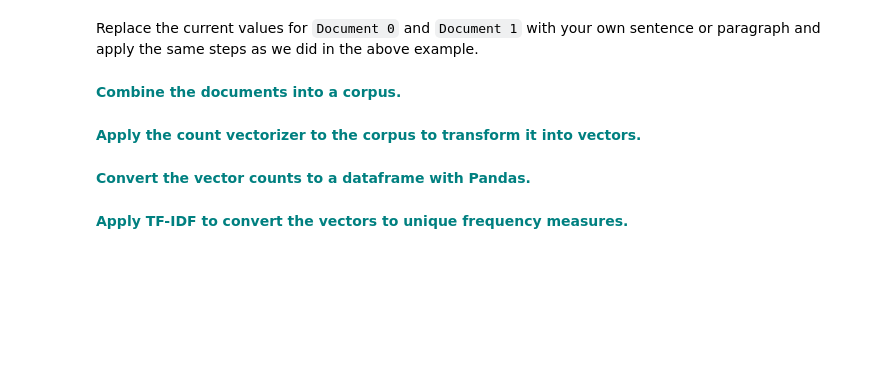
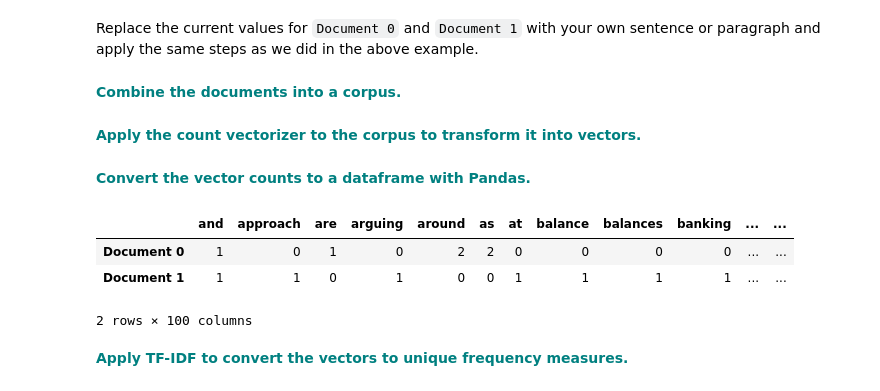
Before and after one commit to dqminhv/1585686145_CosineSimilarityCaseStudy, a Jupyter notebook: 1585686145_CosineSimilarityCaseStudy/CosineSimilarityCaseStudy/Cosine_Similarity_Case_Study.ipynb, the cells around one changed output. Saved outputs shown, nothing was run; the diff lists cells and outputs as text; code cells hidden in the pictures; blank space fills up the shorter version.

```diff
--- a/1585686145_CosineSimilarityCaseStudy/CosineSimilarityCaseStudy/Cosine_Similarity_Case_Study.ipynb
+++ b/1585686145_CosineSimilarityCaseStudy/CosineSimilarityCaseStudy/Cosine_Similarity_Case_Study.ipynb
@@ -126,9 +126,30 @@ array([[1.        , 0.26055567]])
 Replace the current values for `Document 0` and `Document 1` with your own sentence or paragraph and apply the same steps as we did in the above example.
 # %% [markdown]
  **<font color='teal'> Combine the documents into a corpus.</font>**
+# %%
+Document1 = "Python supports procedure-oriented programming as well as object-oriented programming. In procedure-oriented languages, the\
+program is built around procedures or functions which are nothing but reusable pieces of programs. In object-oriented languages,\
+the program is built around objects which combine data and functionality. Python has a very powerful but simplistic way of doing\
+OOP, especially when compared to big languages like C++ or Java."
+
+Document2 = "The business cycle started with inflation, which Mises understood to mean a supply of money that was in excess of the demand to hold money at the current price level.\
+In The Theory of Money and Credit, Mises laid out the cash-balance approach to the demand for money, arguing that the demand for money was a demand to hold balances of real purchasing power.\
+What mattered was what one money could buy. If the banking system created more money than the purchasing power people wished to hold, they would spend the excess, driving up prices;\
+this increase in prices was the visible manifestation of the excess supply of money"
 # %% [markdown]
  **<font color='teal'> Apply the count vectorizer to the corpus to transform it into vectors.</font>**
+# %%
+corpus = [Document1,Document2]
+
+X_train_counts = count_vect.fit_transform(corpus)
 # %% [markdown]
  **<font color='teal'> Convert the vector counts to a dataframe with Pandas.</font>**
+# %%
+pd.DataFrame(X_train_counts.toarray(),columns=count_vect.get_feature_names_out(),index=['Document 0','Document 1'])
+# %% [output]
+|  | and | approach | are | arguing | around | as | at | balance | balances | banking | ... | ... |
+| Document 0 | 1 | 0 | 1 | 0 | 2 | 2 | 0 | 0 | 0 | 0 | ... | ... |
+| Document 1 | 1 | 1 | 0 | 1 | 0 | 0 | 1 | 1 | 1 | 1 | ... | ... |
+2 rows × 100 columns
 # %% [markdown]
  **<font color='teal'> Apply TF-IDF to convert the vectors to unique frequency measures.</font>**
```
Also changed, not shown: parts of 2 cells of this notebook.
